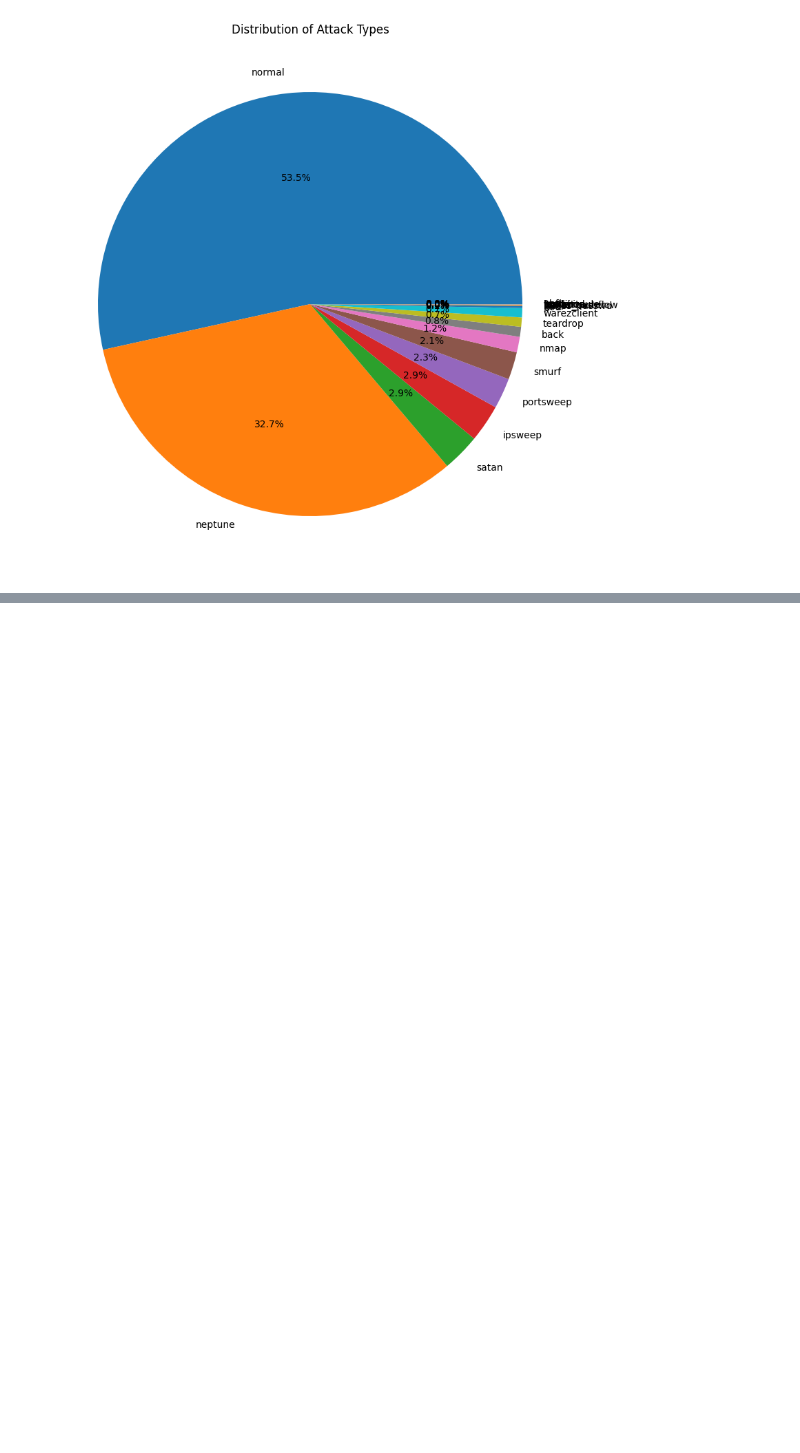
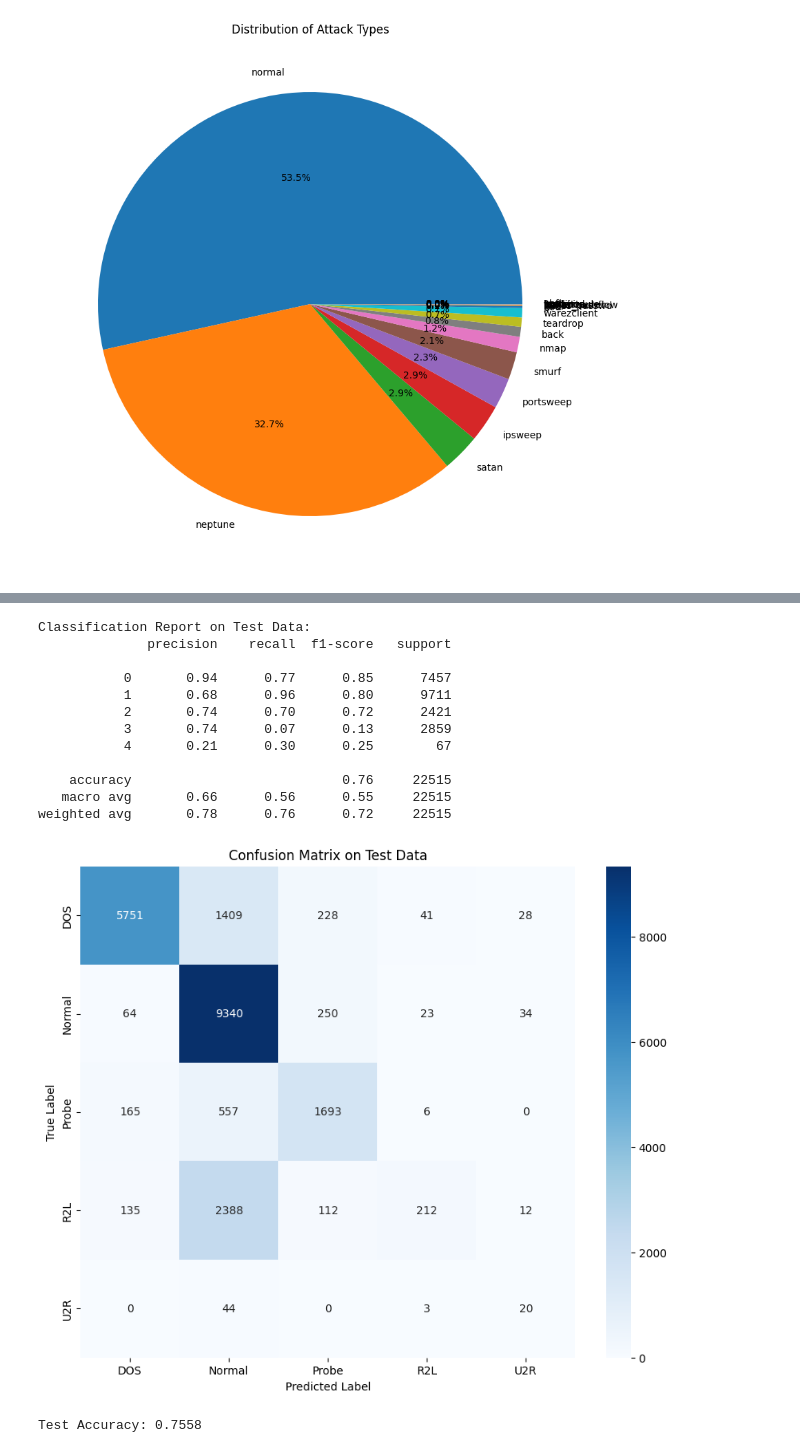
Before and after one commit to Aad1-tya/Network-Intrusion-Detection-System, a Jupyter notebook: GBM2.ipynb, the cells around one changed output, grey strips where cells are left out. Saved outputs shown, nothing was run; the diff lists cells and outputs as text; code cells hidden in the pictures; blank space fills up the shorter version.

```diff
--- a/GBM2.ipynb
+++ b/GBM2.ipynb
@@ -358,0 +394,5 @@ print(f"\nAccuracy: {accuracy:.4f}")
+# %%
+test_data = pd.read_csv(r'archive/KDDTest+.txt')
+# %%
+test_data.columns = column_names
+test_data.head()
@@ -358,0 +407,60 @@ print(f"\nAccuracy: {accuracy:.4f}")
+# %%
+# Make a copy of test data
+test_df = test_data.copy()
+
+# Encode categorical columns with the same encoders used for training
+cat_cols = ['protocol_type', 'service', 'flag']
+for col in cat_cols:
+  le = LabelEncoder()
+  test_df[col] = le.fit_transform(test_df[col])
+
+# Add attack category mapping
+test_df['attack_category'] = test_df['attack_type'].map(attack_mapping)
+
+# Drop rows where attack_category is NaN (i.e., removed rare attack types)
+test_df = test_df[test_df['attack_category'].notna()]
+
+# Prepare features (same as training)
+X_test_final = test_df.drop(['attack_type', 'difficulty_level', 'attack_category'], axis=1)
+
+# Make predictions
+test_predictions = gbm.predict(X_test_final)
+
+# Convert predictions back to category labels
+test_predictions_labels = le_cat.inverse_transform(test_predictions)
+
+# Print classification report
+print("Classification Report on Test Data:")
+print(classification_report(le_cat.transform(test_df['attack_category']), test_predictions))
+
+# Create confusion matrix
+cm = confusion_matrix(le_cat.transform(test_df['attack_category']), test_predictions)
+
+# Plot confusion matrix
+plt.figure(figsize=(10,8))
+sns.heatmap(cm, annot=True, fmt='d', cmap='Blues',
+      xticklabels=le_cat.classes_,
+      yticklabels=le_cat.classes_)
+plt.title('Confusion Matrix on Test Data')
+plt.ylabel('True Label')
+plt.xlabel('Predicted Label')
+plt.show()
+
+# Calculate accuracy
+accuracy = np.mean(test_predictions == le_cat.transform(test_df['attack_category']))
+print(f"\nTest Accuracy: {accuracy:.4f}")
+# %% [output]
+Classification Report on Test Data:
+              precision    recall  f1-score   support
+
+           0       0.94      0.77      0.85      7457
+           1       0.68      0.96      0.80      9711
+           2       0.74      0.70      0.72      2421
+           3       0.74      0.07      0.13      2859
+           4       0.21      0.30      0.25        67
+
+    accuracy                           0.76     22515
+   macro avg       0.66      0.56      0.55     22515
+weighted avg       0.78      0.76      0.72     22515
+[figure, added]
+Test Accuracy: 0.7558
```
Also changed, not shown: parts of 10 cells of this notebook.
